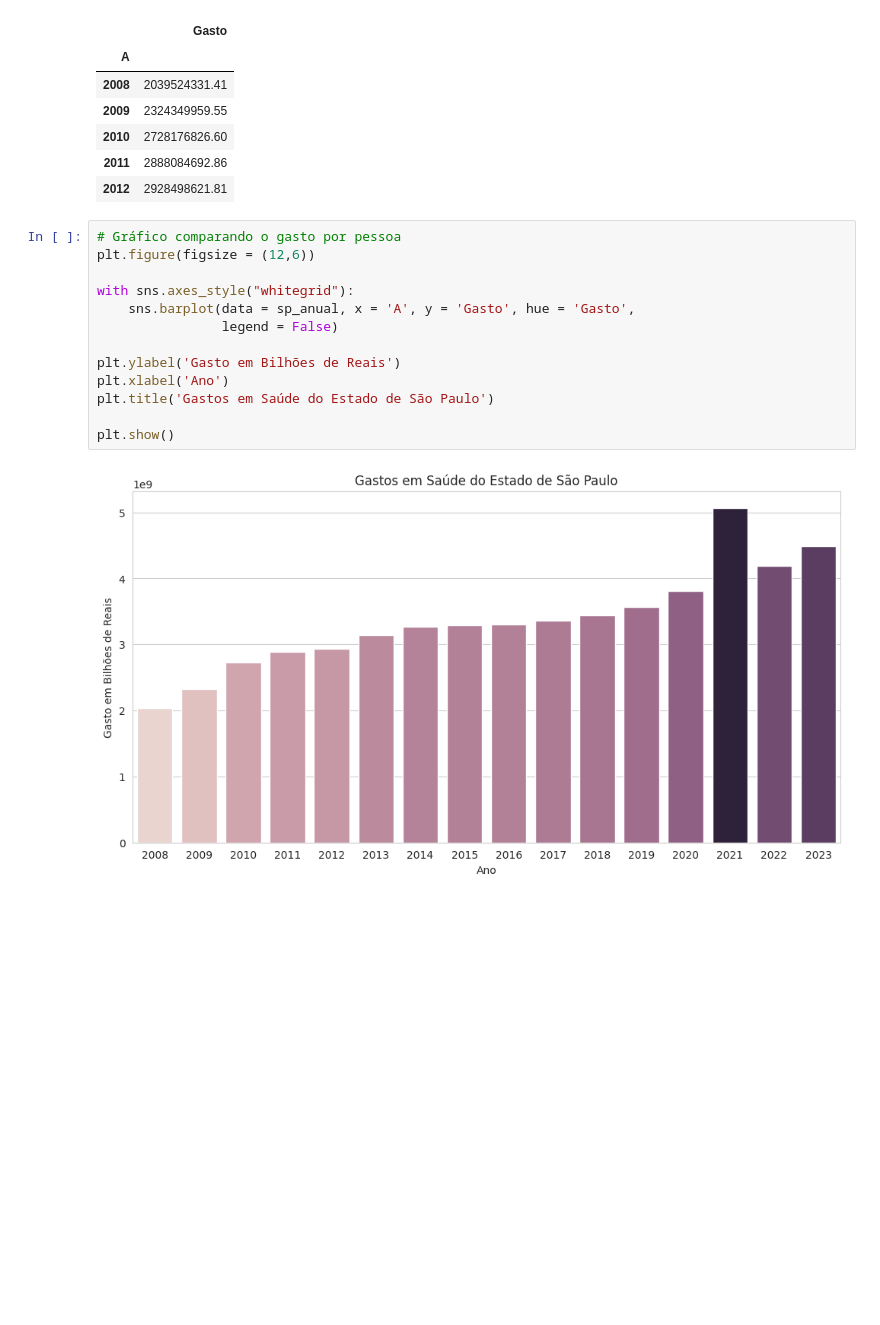
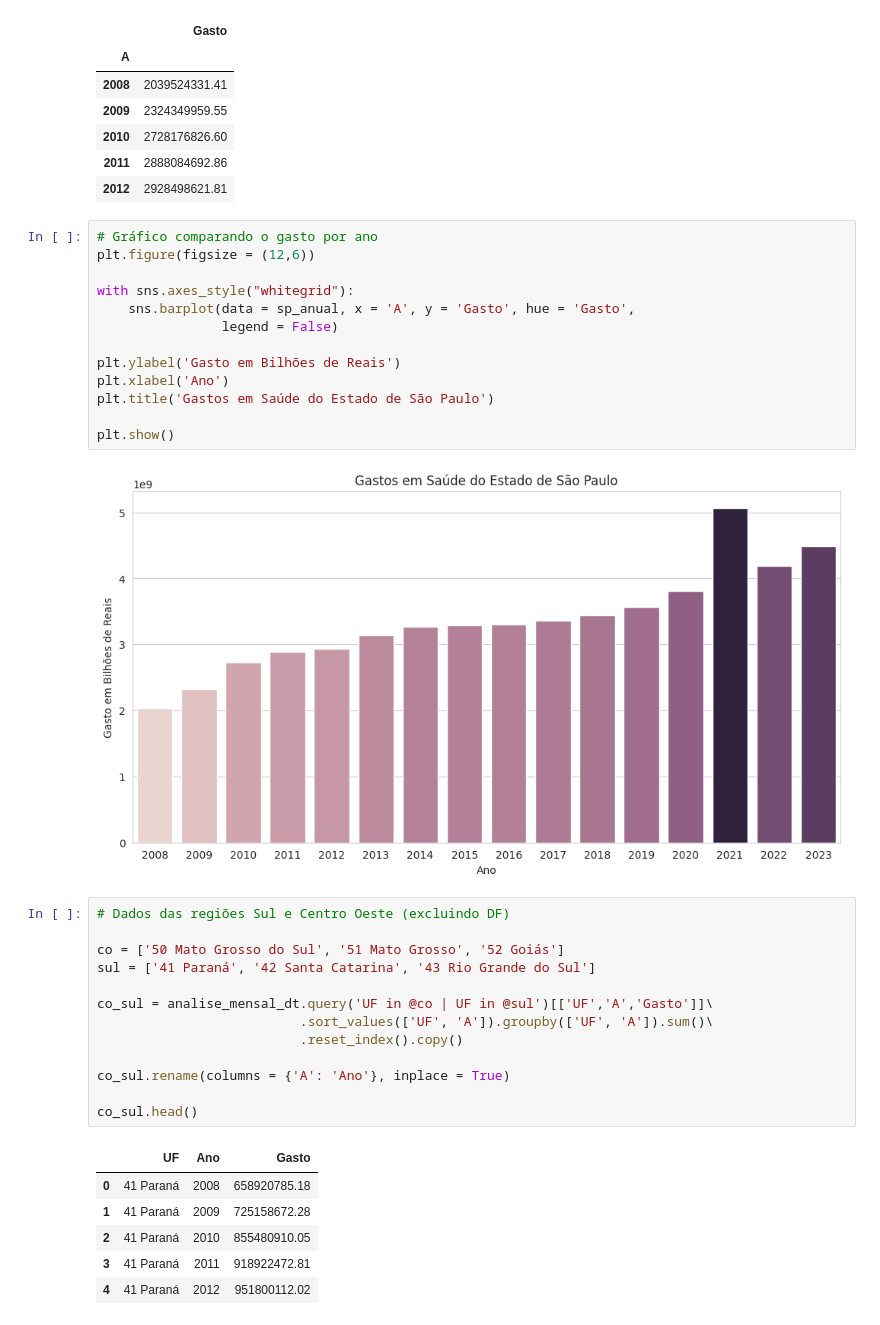
Before and after one commit to edupmon/fiap, a Jupyter notebook: pos-tech/data-analytics/fase-1/02-visualizacao-de-dados/aula-6/producao-hospitalar.ipynb, the cells around one changed output. Saved outputs shown, nothing was run; the diff lists cells and outputs as text; blank space fills up the shorter version.

```diff
--- a/pos-tech/data-analytics/fase-1/02-visualizacao-de-dados/aula-6/producao-hospitalar.ipynb
+++ b/pos-tech/data-analytics/fase-1/02-visualizacao-de-dados/aula-6/producao-hospitalar.ipynb
@@ -846,7 +846,7 @@ sp_anual.head()
 | 2011 | 2888084692.86 |
 | 2012 | 2928498621.81 |
 # %%
-# Gráfico comparando o gasto por pessoa
+# Gráfico comparando o gasto por ano
 plt.figure(figsize = (12,6))
 
 with sns.axes_style("whitegrid"):
@@ -860,3 +860,23 @@ plt.title('Gastos em Saúde do Estado de São Paulo')
 plt.show()
 # %% [output]
 [figure]
+# %%
+# Dados das regiões Sul e Centro Oeste (excluindo DF)
+
+co = ['50 Mato Grosso do Sul', '51 Mato Grosso', '52 Goiás']
+sul = ['41 Paraná', '42 Santa Catarina', '43 Rio Grande do Sul']
+
+co_sul = analise_mensal_dt.query('UF in @co | UF in @sul')[['UF','A','Gasto']]\
+                          .sort_values(['UF', 'A']).groupby(['UF', 'A']).sum()\
+                          .reset_index().copy()
+
+co_sul.rename(columns = {'A': 'Ano'}, inplace = True)
+
+co_sul.head()
+# %% [output]
+|  | UF | Ano | Gasto |
+| 0 | 41 Paraná | 2008 | 658920785.18 |
+| 1 | 41 Paraná | 2009 | 725158672.28 |
+| 2 | 41 Paraná | 2010 | 855480910.05 |
+| 3 | 41 Paraná | 2011 | 918922472.81 |
+| 4 | 41 Paraná | 2012 | 951800112.02 |
```
Also changed, not shown: parts of 1 cell of this notebook.
